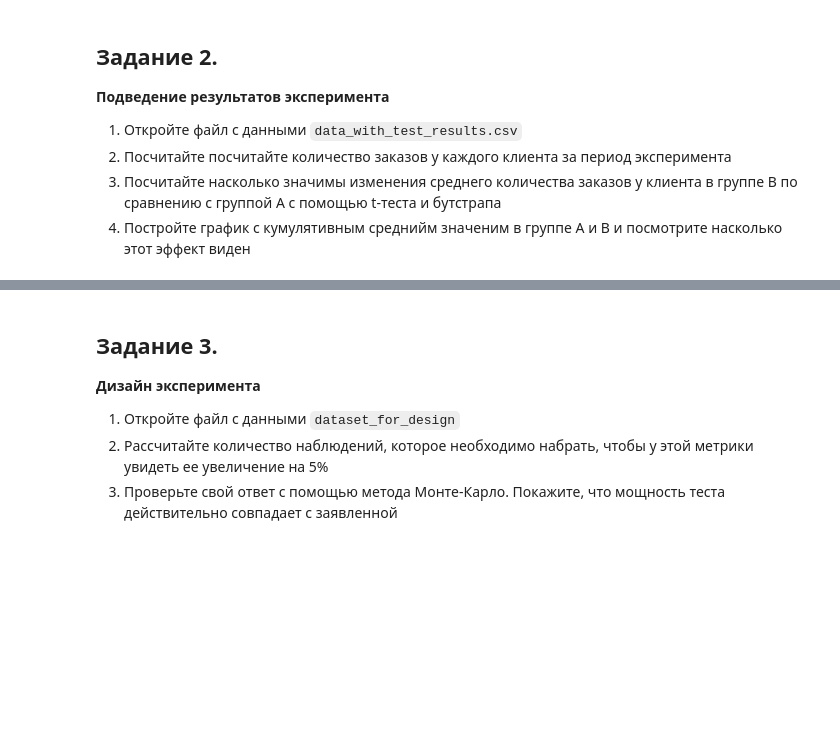
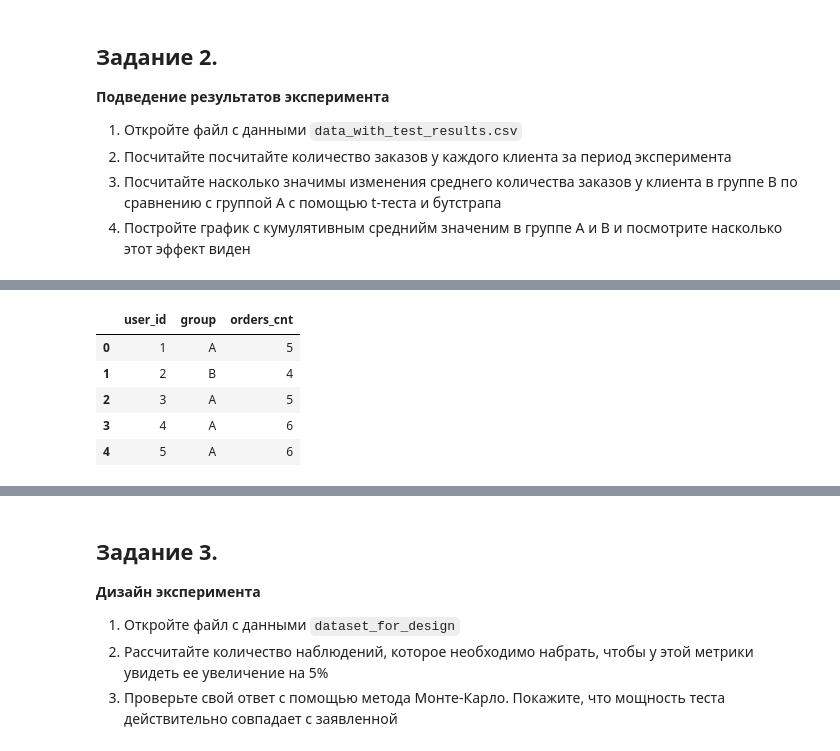
Before and after one commit to Lizavetka99/t-akademy, a Jupyter notebook: matstat hw2/homework3-f2229b8a-0217-4f9e-b646-2f26194e9780.ipynb, the cells around one changed output, grey strips where cells are left out. Saved outputs shown, nothing was run; the diff lists cells and outputs as text; code cells hidden in the pictures; blank space fills up the shorter version.

```diff
--- a/matstat hw2/homework3-f2229b8a-0217-4f9e-b646-2f26194e9780.ipynb
+++ b/matstat hw2/homework3-f2229b8a-0217-4f9e-b646-2f26194e9780.ipynb
@@ -22,0 +73,10 @@ from tqdm import tqdm
+# %%
+order_counts = data1.groupby(["user_id", "group"])["orders_cnt"].sum().reset_index()
+order_counts.head()
+# %% [output]
+|  | user_id | group | orders_cnt |
+| 0 | 1 | A | 5 |
+| 1 | 2 | B | 4 |
+| 2 | 3 | A | 5 |
+| 3 | 4 | A | 6 |
+| 4 | 5 | A | 6 |
```
Also changed, not shown: parts of 8 cells of this notebook.
